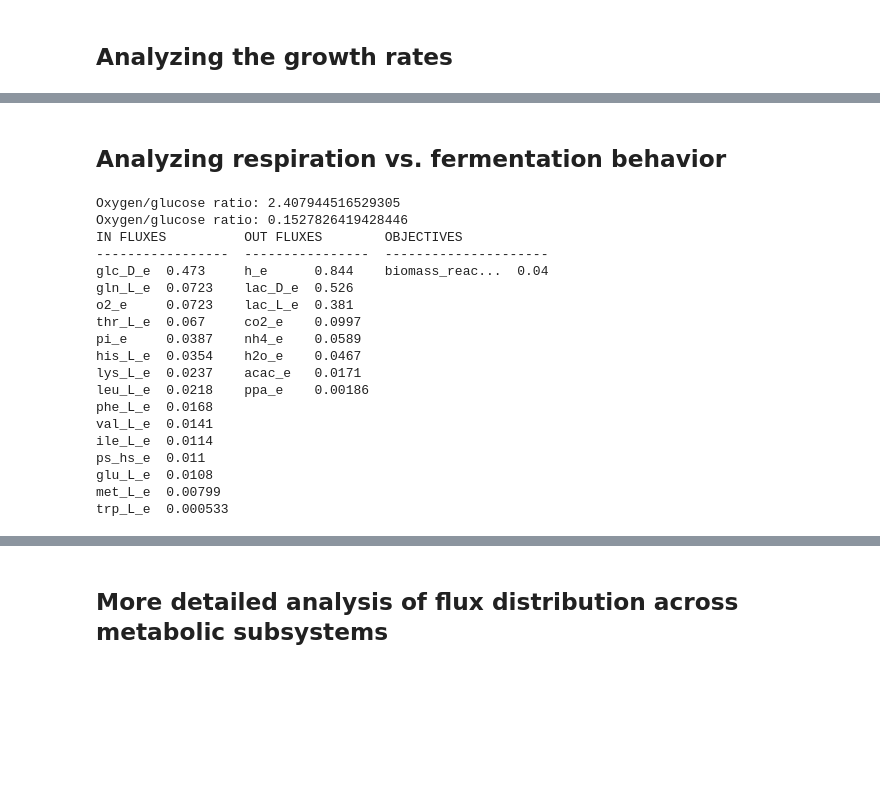
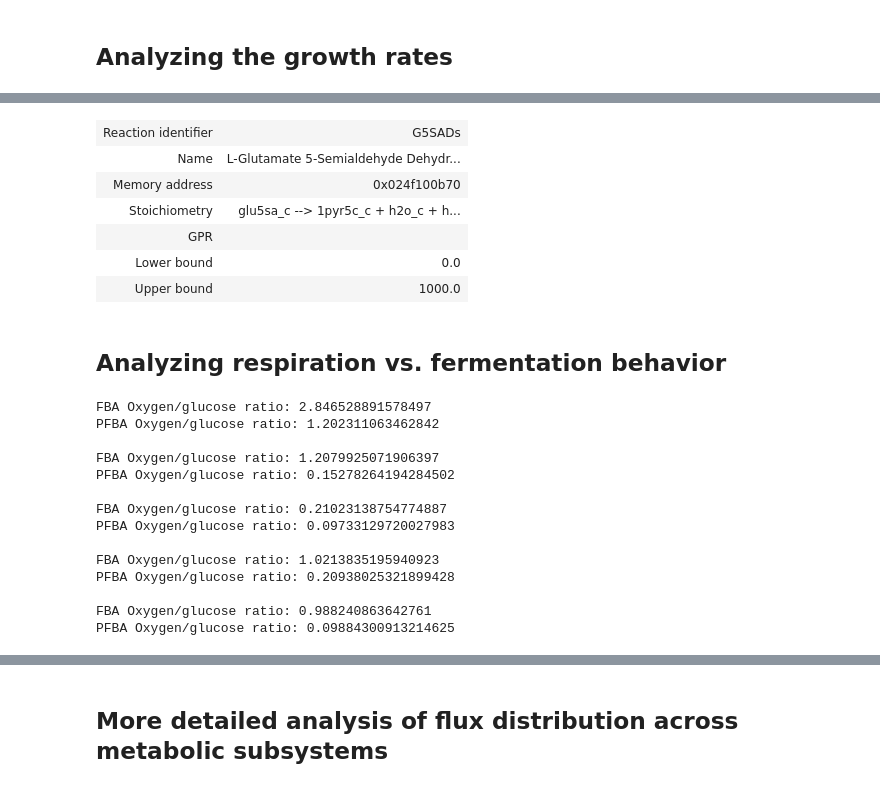
Before and after one commit to ThierryMondeel/Systems_Biology_FBA_tutorial, a Jupyter notebook: FBA_tutorials/6_Cancer_cell_line_models.ipynb, the cells around one changed output, grey strips where cells are left out. Saved outputs shown, nothing was run; the diff lists cells and outputs as text; code cells hidden in the pictures; blank space fills up the shorter version.

```diff
--- a/FBA_tutorials/6_Cancer_cell_line_models.ipynb
+++ b/FBA_tutorials/6_Cancer_cell_line_models.ipynb
@@ -61,34 +97,39 @@ for model in [LTED, MCF7, MCF7_F, MCF7_T]:
+# %%
+WT_r3.reactions.G5SADs
+# %% [output]
+| Reaction identifier | G5SADs |
+| Name | L-Glutamate 5-Semialdehyde Dehydr... |
+| Memory address | 0x024f100b70 |
+| Stoichiometry | glu5sa_c --> 1pyr5c_c + h2o_c + h... |
+| GPR |  |
+| Lower bound | 0.0 |
+| Upper bound | 1000.0 |
 # %% [markdown]
 ## Analyzing respiration vs. fermentation behavior
 # %%
-model = LTED.copy()
+for model in [WT_r3, LTED, MCF7, MCF7_F, MCF7_T]:
+    fbasol = model.optimize()
+    print('FBA Oxygen/glucose ratio:', fbasol.fluxes['EX_o2_e']/fbasol.fluxes['EX_glc_D_e'])
 
-fbasol = model.optimize()
-print('Oxygen/glucose ratio:', fbasol.fluxes['EX_o2_e']/fbasol.fluxes['EX_glc_D_e'])
+    pfbasol = pfba(model)
+    print('PFBA Oxygen/glucose ratio:', pfbasol.fluxes['EX_o2_e']/pfbasol.fluxes['EX_glc_D_e'])
 
-pfbasol = pfba(model)
-print('Oxygen/glucose ratio:', pfbasol.fluxes['EX_o2_e']/pfbasol.fluxes['EX_glc_D_e'])
-model.summary(pfbasol)
+    print()
 # %% [output]
-Oxygen/glucose ratio: 2.407944516529305
-Oxygen/glucose ratio: 0.1527826419428446
-IN FLUXES          OUT FLUXES        OBJECTIVES
------------------  ----------------  ---------------------
-glc_D_e  0.473     h_e      0.844    biomass_reac...  0.04
-gln_L_e  0.0723    lac_D_e  0.526
-o2_e     0.0723    lac_L_e  0.381
-thr_L_e  0.067     co2_e    0.0997
-pi_e     0.0387    nh4_e    0.0589
-his_L_e  0.0354    h2o_e    0.0467
-lys_L_e  0.0237    acac_e   0.0171
-leu_L_e  0.0218    ppa_e    0.00186
-phe_L_e  0.0168
-val_L_e  0.0141
-ile_L_e  0.0114
-ps_hs_e  0.011
-glu_L_e  0.0108
-met_L_e  0.00799
-trp_L_e  0.000533
+FBA Oxygen/glucose ratio: 2.846528891578497
+PFBA Oxygen/glucose ratio: 1.202311063462842
+
+FBA Oxygen/glucose ratio: 1.2079925071906397
+PFBA Oxygen/glucose ratio: 0.15278264194284502
+
+FBA Oxygen/glucose ratio: 0.21023138754774887
+PFBA Oxygen/glucose ratio: 0.09733129720027983
+
+FBA Oxygen/glucose ratio: 1.0213835195940923
+PFBA Oxygen/glucose ratio: 0.20938025321899428
+
+FBA Oxygen/glucose ratio: 0.988240863642761
+PFBA Oxygen/glucose ratio: 0.09884300913214625
 # %%
 b = show_map(fbasol,map_loc)
 b.display_in_notebook()
```
Also changed, not shown: parts of 11 cells of this notebook, 2 other files.
